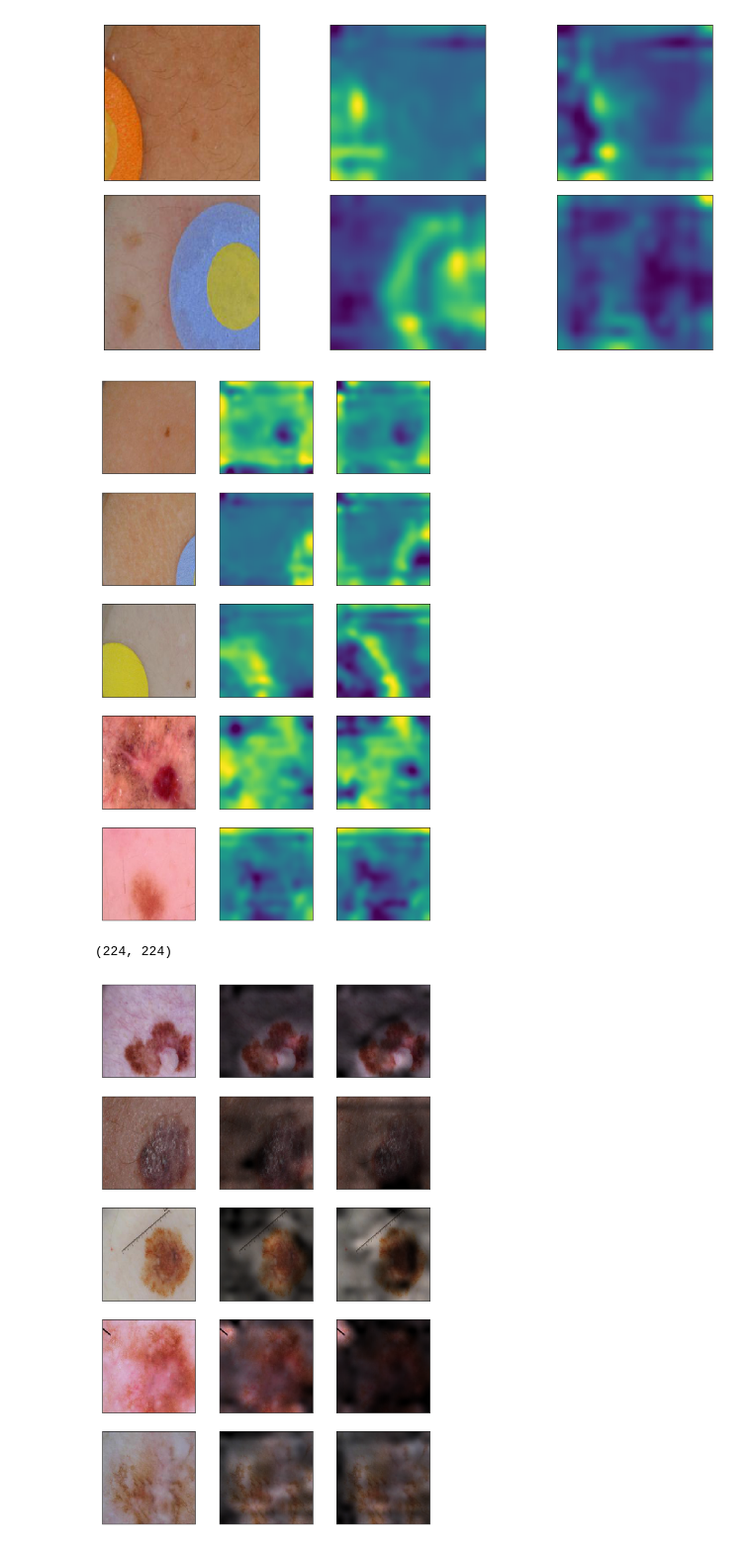
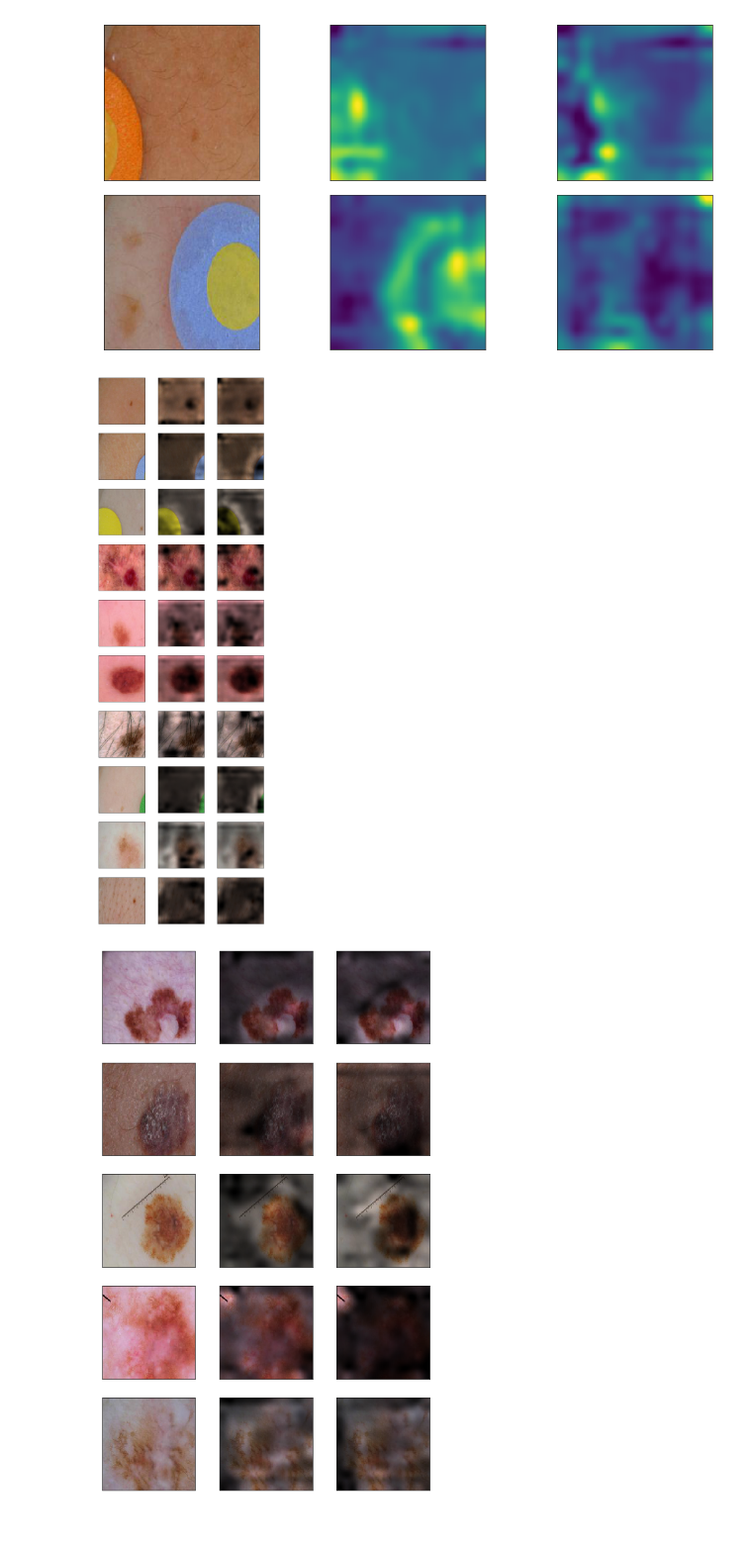
Before and after one commit to laura-rieger/deep-explanation-penalization, a Jupyter notebook: analyze/Analysis - ISIC.ipynb, the cells around one changed output. Shown at 99% size. Saved outputs shown, nothing was run; the diff lists cells and outputs as text; code cells hidden in the pictures.

```diff
--- a/analyze/Analysis - ISIC.ipynb
+++ b/analyze/Analysis - ISIC.ipynb
@@ -105,7 +90,7 @@ import torchvision.models as models
 from PIL import Image
 from utils import load_img_dataset
 # %%
-img_dataset = load_img_dataset("../../../datasets/ISIC/raw_data/")
+img_dataset = load_img_dataset("../data/ISIC/processed/")
 mean = np.asarray([0.485, 0.456, 0.406])
 std = np.asarray([0.229, 0.224, 0.225])
 # %%
@@ -171,26 +156,22 @@ cancer_triples = [x for x in triples if x[3] ==1]
 no_cancer_triples = [x for x in triples if x[3] ==0]
 # %%
 sns.reset_orig()
-num_rows = 5
+num_rows = 10
 fig, axes = plt.subplots(ncols=3, nrows = num_rows, figsize=  (3*3, num_rows*3))
 i_small  =0
 for i, (original_img, vanilla_sal, reg_sal, true_class) in enumerate(no_cancer_triples[:num_rows]):
 
 
     axes[i,0].imshow(np.clip(original_img,0,1))
     axes[i,0].tick_params(axis='both', which='both', bottom=False, left = False, top=False, labelbottom=False, labelleft = False)
 
-    axes[i,1].imshow(vanilla_sal)
+    axes[i,1].imshow(vanilla_sal[:, :, None]*np.clip(original_img,0,1))
     axes[i,1].tick_params(axis='both', which='both', bottom=False, left = False, top=False, labelbottom=False, labelleft = False)
 
-    axes[i,2].imshow(reg_sal)
+    axes[i,2].imshow(reg_sal[:, :, None]*np.clip(original_img,0,1))
     axes[i,2].tick_params(axis='both', which='both', bottom=False, left = False, top=False, labelbottom=False, labelleft = False)
 # %% [output]
-[figure, old version]
+[figure, new version]
-# %%
-vanilla_sal.shape
-# %% [output]
-(224, 224)
 # %%
 sns.reset_orig()
 num_rows = 5
```
Also changed, not shown: parts of 5 cells of this notebook, 21 other files.
